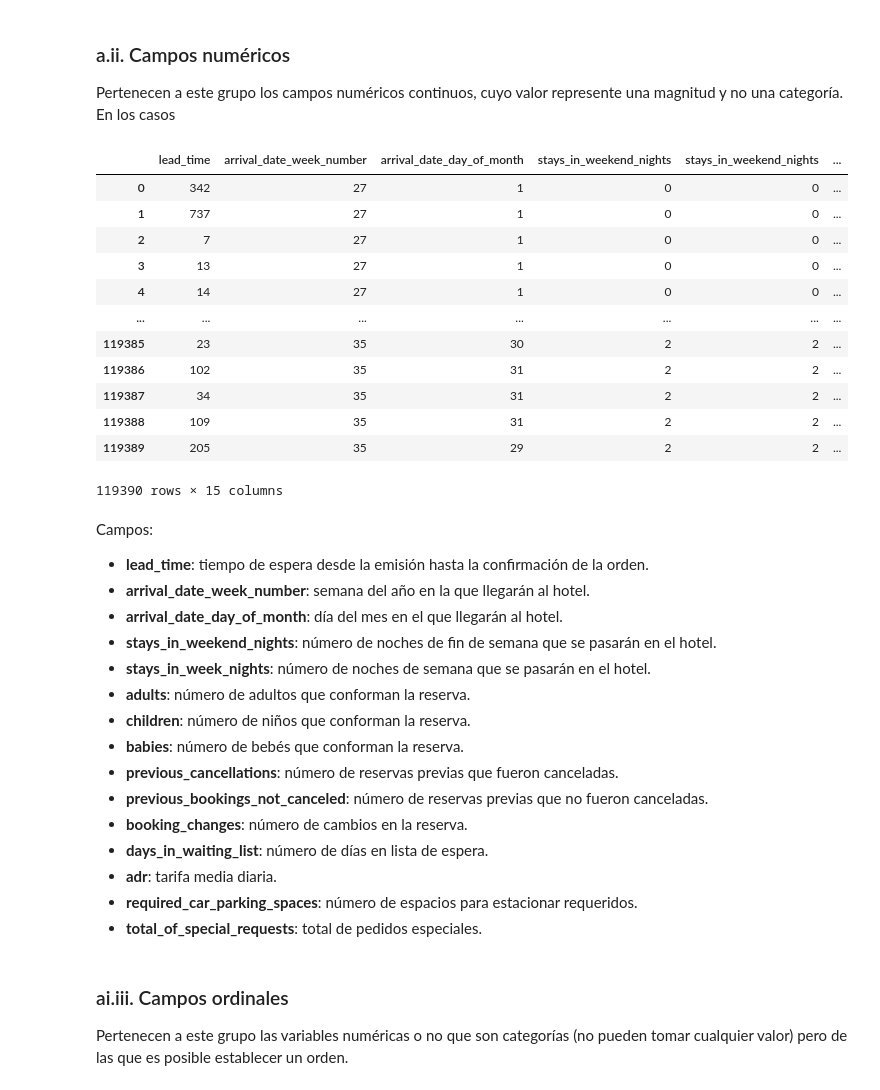
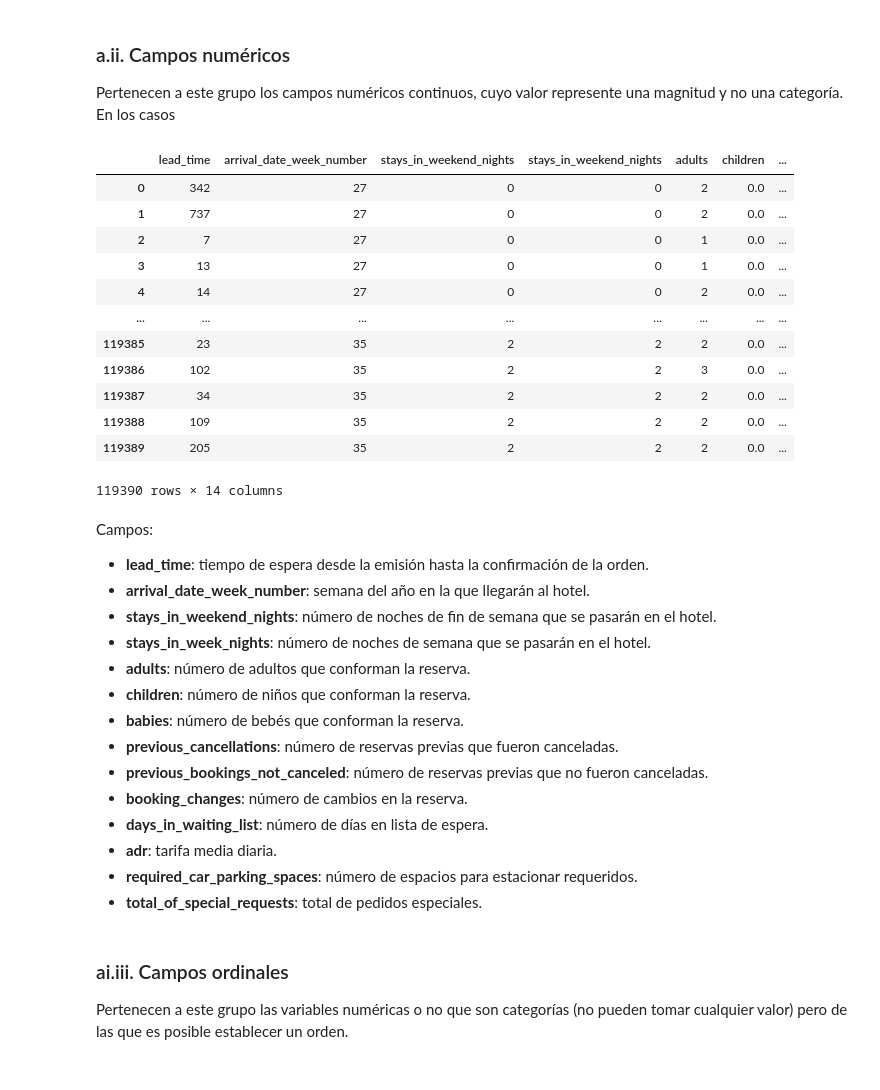
Before and after one commit to francotestori/aauba_01, a Jupyter notebook: exploratory_analysis.ipynb, the cells around one changed output. Saved outputs shown, nothing was run; the diff lists cells and outputs as text; code cells hidden in the pictures.

```diff
--- a/exploratory_analysis.ipynb
+++ b/exploratory_analysis.ipynb
@@ -95,43 +118,42 @@ for i in range(len(df_categoricas.columns)):
 Pertenecen a este grupo los campos numéricos continuos, cuyo valor represente una magnitud y no una categoría. En los casos
 # %%
 columnas_numericas = [
-'lead_time',
-'arrival_date_week_number',
-'arrival_date_day_of_month',
-'stays_in_weekend_nights',
-'stays_in_weekend_nights',
-'adults', 'children',
-'babies',
-'previous_cancellations',
-'previous_bookings_not_canceled',
-'booking_changes',
-'days_in_waiting_list',
-'adr',
-'required_car_parking_spaces',
-'total_of_special_requests'
+    'lead_time',
+    'arrival_date_week_number',
+    'stays_in_weekend_nights',
+    'stays_in_weekend_nights',
+    'adults',
+    'children',
+    'babies',
+    'previous_cancellations',
+    'previous_bookings_not_canceled',
+    'booking_changes',
+    'days_in_waiting_list',
+    'adr',
+    'required_car_parking_spaces',
+    'total_of_special_requests'
 ]
 df_numericas = bookings_df[columnas_numericas]
 df_numericas
 # %% [output]
-|  | lead_time | arrival_date_week_number | arrival_date_day_of_month | stays_in_weekend_nights | stays_in_weekend_nights | ... |
-| 0 | 342 | 27 | 1 | 0 | 0 | ... |
-| 1 | 737 | 27 | 1 | 0 | 0 | ... |
-| 2 | 7 | 27 | 1 | 0 | 0 | ... |
-| 3 | 13 | 27 | 1 | 0 | 0 | ... |
-| 4 | 14 | 27 | 1 | 0 | 0 | ... |
-| ... | ... | ... | ... | ... | ... | ... |
-| 119385 | 23 | 35 | 30 | 2 | 2 | ... |
-| 119386 | 102 | 35 | 31 | 2 | 2 | ... |
-| 119387 | 34 | 35 | 31 | 2 | 2 | ... |
-| 119388 | 109 | 35 | 31 | 2 | 2 | ... |
-| 119389 | 205 | 35 | 29 | 2 | 2 | ... |
+|  | lead_time | arrival_date_week_number | stays_in_weekend_nights | stays_in_weekend_nights | adults | children | ... |
+| 0 | 342 | 27 | 0 | 0 | 2 | 0.0 | ... |
+| 1 | 737 | 27 | 0 | 0 | 2 | 0.0 | ... |
+| 2 | 7 | 27 | 0 | 0 | 1 | 0.0 | ... |
+| 3 | 13 | 27 | 0 | 0 | 1 | 0.0 | ... |
+| 4 | 14 | 27 | 0 | 0 | 2 | 0.0 | ... |
+| ... | ... | ... | ... | ... | ... | ... | ... |
+| 119385 | 23 | 35 | 2 | 2 | 2 | 0.0 | ... |
+| 119386 | 102 | 35 | 2 | 2 | 3 | 0.0 | ... |
+| 119387 | 34 | 35 | 2 | 2 | 2 | 0.0 | ... |
+| 119388 | 109 | 35 | 2 | 2 | 2 | 0.0 | ... |
+| 119389 | 205 | 35 | 2 | 2 | 2 | 0.0 | ... |
-119390 rows × 15 columns
+119390 rows × 14 columns
 # %% [markdown]
 Campos:
 
 *   **lead_time**: tiempo de espera desde la emisión hasta la confirmación de la orden.
 *   **arrival_date_week_number**: semana del año en la que llegarán al hotel.
-*   **arrival_date_day_of_month**: día del mes en el que llegarán al hotel.
 *   **stays_in_weekend_nights**: número de noches de fin de semana que se pasarán en el hotel.
 *   **stays_in_week_nights**: número de noches de semana que se pasarán en el hotel.
 *   **adults**: número de adultos que conforman la reserva.
```
Also changed, not shown: parts of 21 cells of this notebook.
